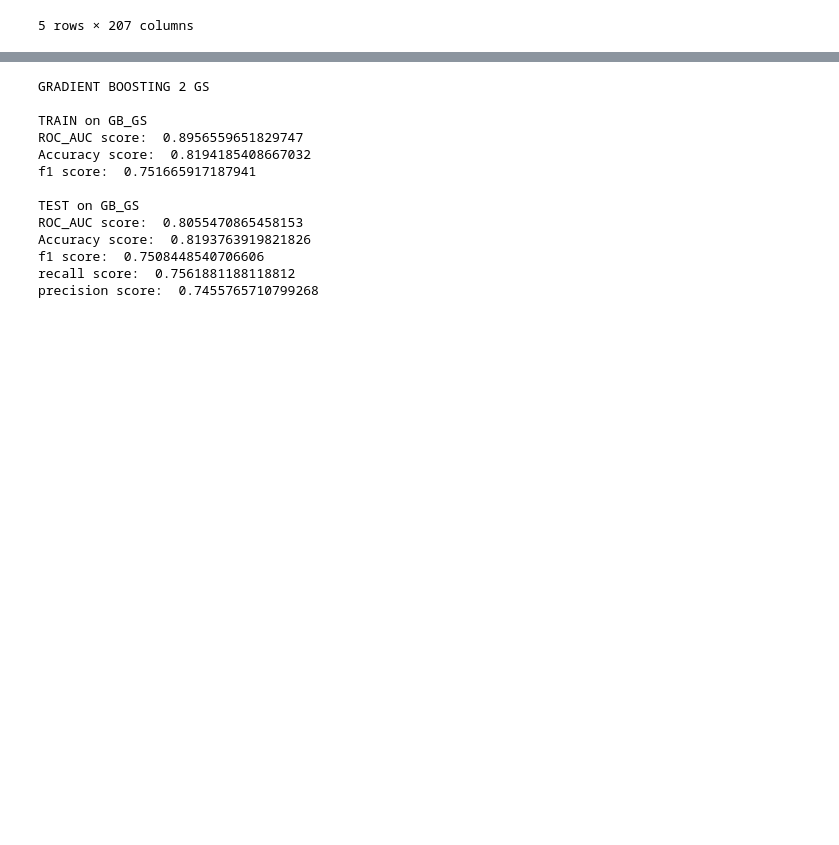
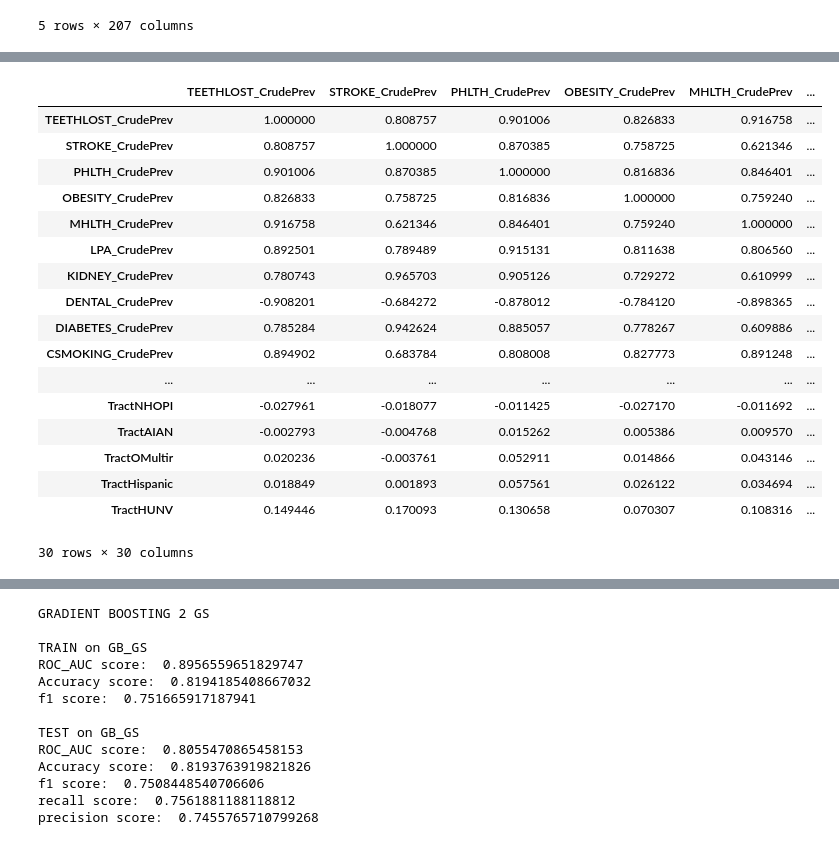
Before and after one commit to karinapatel/food-desert-prediction, a Jupyter notebook: cleaning_1.ipynb, the cells around one changed output, grey strips where cells are left out. Drawn from its saved outputs; the diff is of its cells as text; code cells hidden in the pictures; blank space fills up the shorter version.

```diff
--- a/cleaning_1.ipynb
+++ b/cleaning_1.ipynb
@@ -97,10 +100,26 @@ def clean(df):
 # %%
 #X_train after cleaning
 df=clean(X_train)
+# %%
+df=df[['TEETHLOST_CrudePrev','STROKE_CrudePrev','PHLTH_CrudePrev','OBESITY_CrudePrev','MHLTH_CrudePrev','LPA_CrudePrev','KIDNEY_CrudePrev','DENTAL_CrudePrev','DIABETES_CrudePrev','CSMOKING_CrudePrev','COREW_CrudePrev','COPD_CrudePrev','CHOLSCREEN_CrudePrev','CASTHMA_CrudePrev','ACCESS2_CrudePrev','TractSNAP']]
 # %%
 train1=df[['TEETHLOST_CrudePrev','STROKE_CrudePrev','PHLTH_CrudePrev','OBESITY_CrudePrev','MHLTH_CrudePrev','LPA_CrudePrev','KIDNEY_CrudePrev','DENTAL_CrudePrev','DIABETES_CrudePrev','CSMOKING_CrudePrev','COREW_CrudePrev','COPD_CrudePrev','CHOLSCREEN_CrudePrev','CASTHMA_CrudePrev','ACCESS2_CrudePrev','TractSNAP']]
-# %%
-train1['Population2010']=subset['Population2010']
+# %%
+train1['Population2010']=X_train['Population2010']
+train1['PCTGQTRS']=X_train['PCTGQTRS']
+train1['HUNVFlag']=X_train['HUNVFlag']
+train1['TractLOWI']=X_train['TractLOWI']/train1['Population2010']
+train1['TractKids']=X_train['TractKids']/train1['Population2010']
+train1['TractSeniors']=X_train['TractSeniors']/train1['Population2010']
+train1['TractWhite']=X_train['TractWhite']/train1['Population2010']
+train1['TractBlack']=X_train['TractBlack']/train1['Population2010']
+train1['TractAsian']=X_train['TractAsian']/train1['Population2010']
+train1['TractNHOPI']=X_train['TractNHOPI']/train1['Population2010']
+train1['TractAIAN']=X_train['TractAIAN']/train1['Population2010']
+train1['TractOMultir']=X_train['TractOMultir']/train1['Population2010']
+train1['TractHispanic']=X_train['TractHispanic']/train1['Population2010']
+train1['TractHUNV']=X_train['TractHUNV']/train1['Population2010']
+train1['TractSNAP']=X_train['TractSNAP']/train1['Population2010']
 # %%
 train1.shape
 # %% [output]
@@ -115,2 +133,0 @@ test1['Population2010']=X_test['Population2010']
-# %%
-train1['Population2010']=subset['Population2010']
@@ -121,3 +154,24 @@ test1.shape
+# %%
+train1.corr()
+# %% [output]
+|  | TEETHLOST_CrudePrev | STROKE_CrudePrev | PHLTH_CrudePrev | OBESITY_CrudePrev | MHLTH_CrudePrev | ... |
+| TEETHLOST_CrudePrev | 1.000000 | 0.808757 | 0.901006 | 0.826833 | 0.916758 | ... |
+| STROKE_CrudePrev | 0.808757 | 1.000000 | 0.870385 | 0.758725 | 0.621346 | ... |
+| PHLTH_CrudePrev | 0.901006 | 0.870385 | 1.000000 | 0.816836 | 0.846401 | ... |
+| OBESITY_CrudePrev | 0.826833 | 0.758725 | 0.816836 | 1.000000 | 0.759240 | ... |
+| MHLTH_CrudePrev | 0.916758 | 0.621346 | 0.846401 | 0.759240 | 1.000000 | ... |
+| LPA_CrudePrev | 0.892501 | 0.789489 | 0.915131 | 0.811638 | 0.806560 | ... |
+| KIDNEY_CrudePrev | 0.780743 | 0.965703 | 0.905126 | 0.729272 | 0.610999 | ... |
+| DENTAL_CrudePrev | -0.908201 | -0.684272 | -0.878012 | -0.784120 | -0.898365 | ... |
+| DIABETES_CrudePrev | 0.785284 | 0.942624 | 0.885057 | 0.778267 | 0.609886 | ... |
+| CSMOKING_CrudePrev | 0.894902 | 0.683784 | 0.808008 | 0.827773 | 0.891248 | ... |
+| ... | ... | ... | ... | ... | ... | ... |
+| TractNHOPI | -0.027961 | -0.018077 | -0.011425 | -0.027170 | -0.011692 | ... |
+| TractAIAN | -0.002793 | -0.004768 | 0.015262 | 0.005386 | 0.009570 | ... |
+| TractOMultir | 0.020236 | -0.003761 | 0.052911 | 0.014866 | 0.043146 | ... |
+| TractHispanic | 0.018849 | 0.001893 | 0.057561 | 0.026122 | 0.034694 | ... |
+| TractHUNV | 0.149446 | 0.170093 | 0.130658 | 0.070307 | 0.108316 | ... |
+30 rows × 30 columns
 # %%
 from sklearn.ensemble import RandomForestClassifier,GradientBoostingClassifier
 from sklearn.metrics import roc_auc_score, f1_score, accuracy_score,recall_score,precision_score,roc_curve
```
Also changed, not shown: parts of 19 cells of this notebook, 12 other files.
